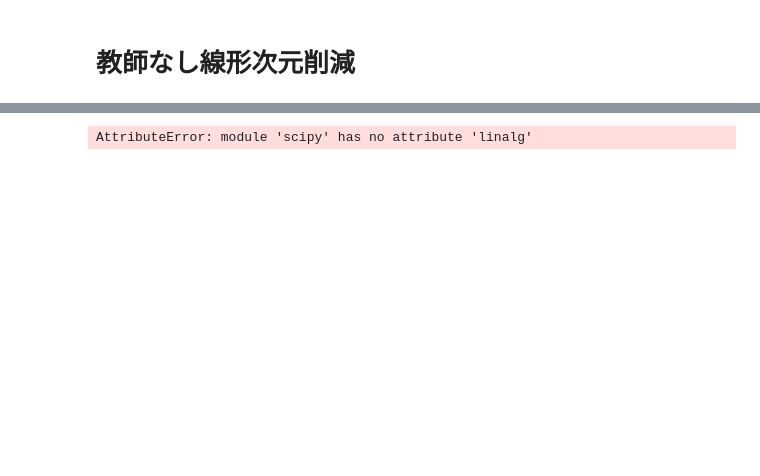
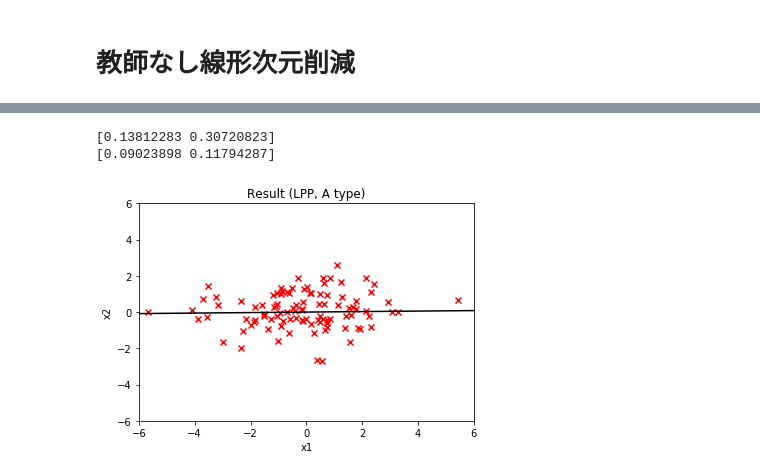
Before and after one commit to habroptilus/ml-tools, a Jupyter notebook: experiment/unsupervised_linear_decomposition.ipynb, the cells around one changed output, grey strips where cells are left out. Drawn from its saved outputs; the diff is of its cells as text; code cells hidden in the pictures; blank space fills up the shorter version.

```diff
--- a/experiment/unsupervised_linear_decomposition.ipynb
+++ b/experiment/unsupervised_linear_decomposition.ipynb
@@ -54,4 +59,13 @@ plotter.plot(X_b,title="Result (PCA,B type)",theta=theta_pca_b)
 # %%
-lpp.fit(X_a),lpp.fit(X_b)
+lpp_comp_a=lpp.fit(X_a)[0]
+lpp_comp_b=lpp.fit(X_b)[0]
 # %% [output]
-AttributeError: module 'scipy' has no attribute 'linalg'
+[0.13812283 0.30720823]
+[0.09023898 0.11794287]
+# %%
+theta_lpp_a=(0,1/lpp_comp_a[0],-1/lpp_comp_a[1])
+theta_lpp_b=(0,1/lpp_comp_b[0],-1/lpp_comp_b[1])
+# %%
+plotter.plot(X_a,title="Result (LPP, A type)",theta=theta_lpp_a)
+# %% [output]
+[figure, added]
```
Also changed, not shown: parts of 12 cells of this notebook, 1 other file.
